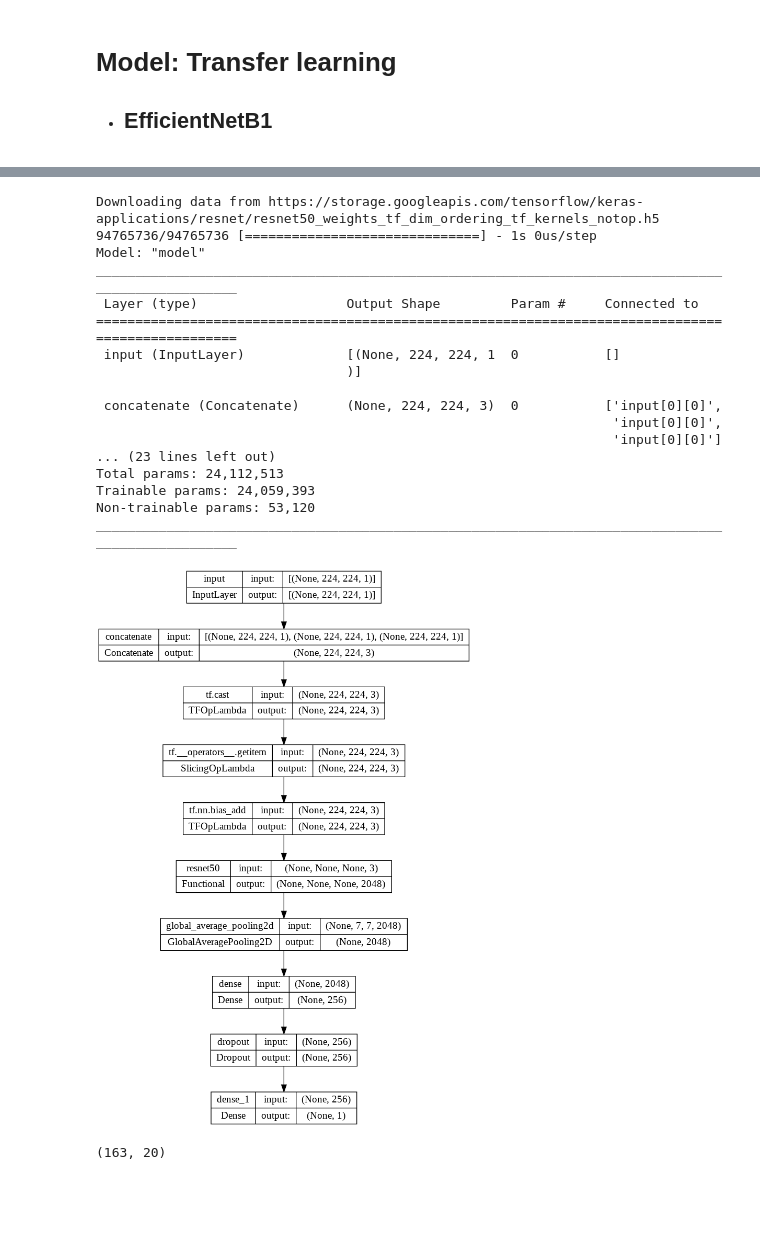
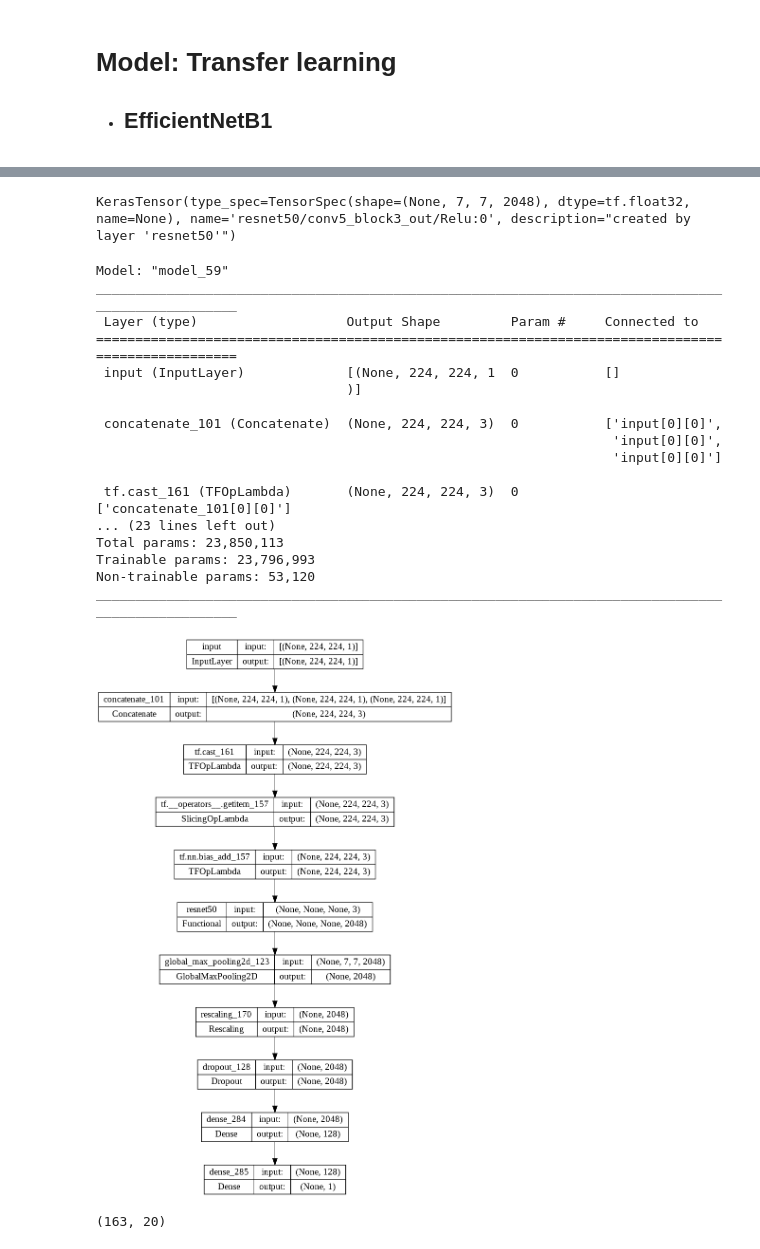
Before and after one commit to rlatndnd9804/pdm03, a Jupyter notebook: project/pdm03_chest_xray_TL22_Resnet50.ipynb, the cells around one changed output, grey strips where cells are left out. Drawn from its saved outputs; the diff is of its cells as text; code cells hidden in the pictures; blank space fills up the shorter version.

```diff
--- a/project/pdm03_chest_xray_TL22_Resnet50.ipynb
+++ b/project/pdm03_chest_xray_TL22_Resnet50.ipynb
@@ -360,47 +329,72 @@ array([[[ 22,  22,  22],
+# %%
+ix=layers.Input(shape=(224,224,1))
+x = layers.Conv2D(3,(3,3),padding='same')(ix)
+print(resnet_model(x))
+# %% [output]
+KerasTensor(type_spec=TensorSpec(shape=(None, 7, 7, 2048), dtype=tf.float32, name=None), name='resnet50/conv5_block3_out/Relu:0', description="created by layer 'resnet50'")
 # %%
 import tensorflow as tf
+
 resnet_model = tensorflow.keras.applications.ResNet50(weights='imagenet', include_top=False)
 resnet_model.trainable = True
-input = layers.Input(shape=(224, 224, 1), name="input")
-x = tf.keras.layers.Concatenate()([input, input, input])
+
+ipt = layers.Input(shape=(224, 224, 1), name="input")
+
+x = tf.keras.layers.Concatenate()([ipt, ipt, ipt])
+
 x = tf.cast(x, tf.float32)
+
 x = tf.keras.applications.resnet50.preprocess_input(x)
+
+
 x = resnet_model(x)
-x = layers.GlobalAveragePooling2D()(x)
-x = layers.Dense(256, activation='relu')(x)
-x = layers.Dropout(0.25)(x)
-out = layers.Dense(1, activation='relu')(x)
 
-res_model = Model(inputs=input, outputs=out)
+x = layers.GlobalMaxPooling2D()(x)
 
-res_model.compile(optimizer=keras.optimizers.Adam(learning_rate=0.0001),
-              loss = 'binary_crossentropy', # 0~1두가지 구분 = binary crosentropy
-              metrics = ['accuracy'])
+x = layers.Rescaling(1./255)(x)
 
-res_model.summary()
+x = layers.Dropout(rate=0.2)(x)#Dropout 함수는 과적합을 해결하기 위해 정규화의 방식중 하나인 드롭아웃을 쉽게 구현해주는 함수
+
+x = layers.Dense(128, activation='relu')(x)
+
+out = layers.Dense(1, activation='sigmoid')(x)
+
+
+full_model = Model(inputs=ipt, outputs=out)
+
+
+full_model.compile(optimizer=keras.optimizers.Adam(learning_rate=0.0001),
+
+loss = 'binary_crossentropy',
+
+metrics = ['accuracy'])
+
+
+
+full_model.summary()
 # %% [output]
-Downloading data from https://storage.googleapis.com/tensorflow/keras-applications/resnet/resnet50_weights_tf_dim_ordering_tf_kernels_notop.h5
-94765736/94765736 [==============================] - 1s 0us/step
-Model: "model"
+Model: "model_59"
 __________________________________________________________________________________________________
  Layer (type)                   Output Shape         Param #     Connected to
 ==================================================================================================
  input (InputLayer)             [(None, 224, 224, 1  0           []
                                 )]
 
- concatenate (Concatenate)      (None, 224, 224, 3)  0           ['input[0][0]',
+ concatenate_101 (Concatenate)  (None, 224, 224, 3)  0           ['input[0][0]',
                                                                   'input[0][0]',
                                                                   'input[0][0]']
+
+ tf.cast_161 (TFOpLambda)       (None, 224, 224, 3)  0           ['concatenate_101[0][0]']
 ... (23 lines left out)
-Total params: 24,112,513
-Trainable params: 24,059,393
+Total params: 23,850,113
+Trainable params: 23,796,993
 Non-trainable params: 53,120
 __________________________________________________________________________________________________
 # %%
 # from tensorflow import keras
-keras.utils.plot_model(res_model, show_shapes=True)
+keras.utils.plot_model(full_model, show_shapes=True)
 # %% [output]
-[figure, old version]
+[figure, new version]
 # %%
 len(train_data),len(test_data)  # 5216/32, 624/32, batch_size=20
 # %% [output]
```
Also changed, not shown: parts of 8 cells of this notebook.
